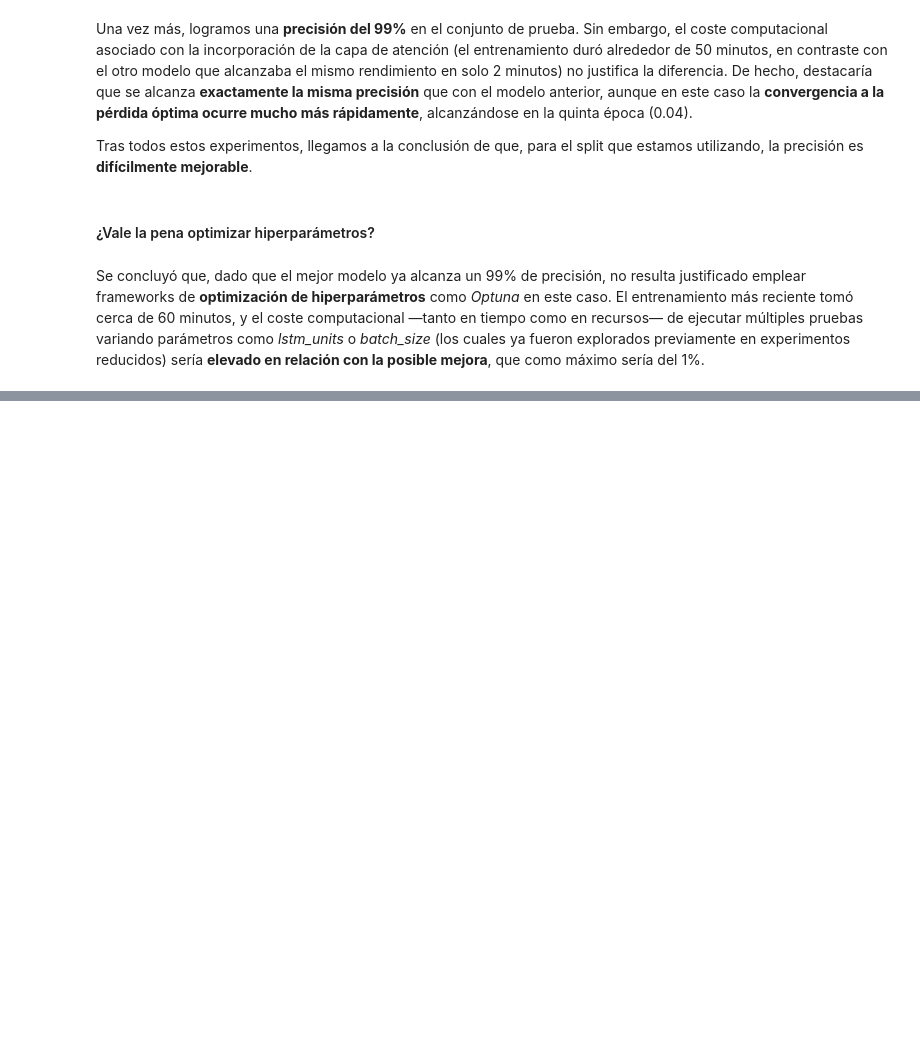
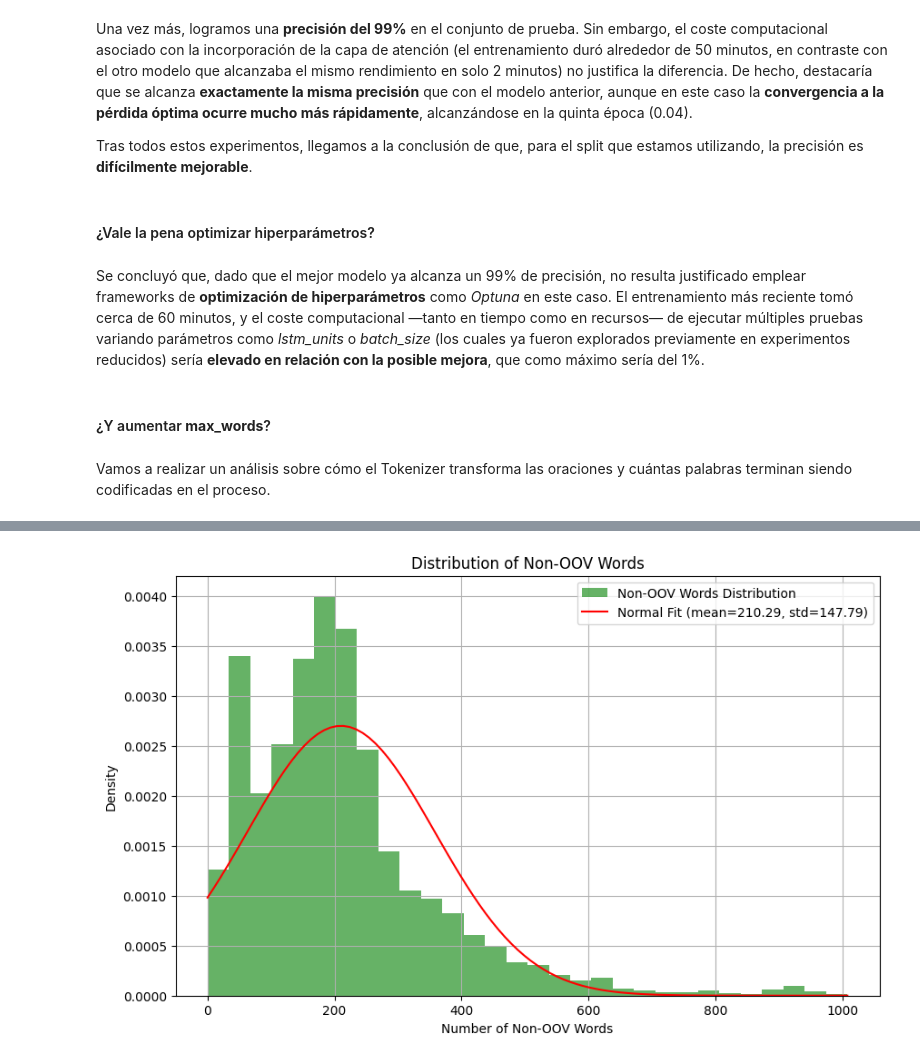
Before and after one commit to guillermo-grande/Fake-News-Detection, a Jupyter notebook: mlp_lstm.ipynb, the cells around one changed output, grey strips where cells are left out. Cells and saved outputs as stored; diff of their text form; code cells hidden in the pictures; blank space fills up the shorter version.

```diff
--- a/mlp_lstm.ipynb
+++ b/mlp_lstm.ipynb
@@ -1447,3 +1444,79 @@ Tras todos estos experimentos, llegamos a la conclusión de que, para el split q
 #### ¿Vale la pena optimizar hiperparámetros?
 # %% [markdown]
 Se concluyó que, dado que el mejor modelo ya alcanza un 99% de precisión, no resulta justificado emplear frameworks de **optimización de hiperparámetros** como *Optuna* en este caso. El entrenamiento más reciente tomó cerca de 60 minutos, y el coste computacional —tanto en tiempo como en recursos— de ejecutar múltiples pruebas variando parámetros como *lstm_units* o *batch_size* (los cuales ya fueron explorados previamente en experimentos reducidos) sería **elevado en relación con la posible mejora**, que como máximo sería del 1%.
+# %% [markdown]
+#### ¿Y aumentar **max_words**?
+# %% [markdown]
+Vamos a realizar un análisis sobre cómo el Tokenizer transforma las oraciones y cuántas palabras terminan siendo codificadas en el proceso.
+# %%
+decoded_texts = tokenizer.sequences_to_texts([X_test_embedding[0]])
+print(f"Example of sentence with <OOV> tokens: {decoded_texts[0]}")
+print(f"Number of words in the decoded text: {len(decoded_texts[0].split())}, Number of non-<OOV> words: {num_non_oov_words}")
+
+# Find the X_test_embedding with the minimum and maximum number of <OOV> words
+min_oov_index = None
+max_oov_index = None
+min_oov_count = float('inf')
+max_oov_count = float('-inf')
+
+for i, embedding in enumerate(X_test_embedding):
+    decoded_text = tokenizer.sequences_to_texts([embedding])[0]
+    oov_count = sum(1 for word in decoded_text.split() if word == '<OOV>')
+
+    if oov_count < min_oov_count:
+        min_oov_count = oov_count
+        min_oov_index = i
+
+    if oov_count > max_oov_count:
+        max_oov_count = oov_count
+        max_oov_index = i
+
+print()
+print(f"Index with minimum <OOV> words: {min_oov_index}, Count: {min_oov_count}")
+print(f"Index with maximum <OOV> words: {max_oov_index}, Count: {max_oov_count}")
+
+# Count the number of embeddings with more than 1000, more than 500, and less than 100 non-<OOV> words
+count_more_than_1000 = 0
+count_more_than_500 = 0
+count_less_than_100 = 0
+
+for embedding in X_test_embedding:
+    decoded_text = tokenizer.sequences_to_texts([embedding])[0]
+    non_oov_count = sum(1 for word in decoded_text.split() if word != '<OOV>')
+
+    if non_oov_count > 1000:
+        count_more_than_1000 += 1
+    if non_oov_count > 500:
+        count_more_than_500 += 1
+    if non_oov_count < 100:
+        count_less_than_100 += 1
+
+print()
+print(f"Number of embeddings: {len(X_test_embedding)}")
+print(f"Number of embeddings with more than 1000 non-<OOV> words: {count_more_than_1000}")
+print(f"Number of embeddings with more than 500 non-<OOV> words: {count_more_than_500}")
+print(f"Number of embeddings with less than 100 non-<OOV> words: {count_less_than_100}")
+
+# Calculate the number of non-OOV words for each embedding
+non_oov_counts = [
+    sum(1 for word in tokenizer.sequences_to_texts([embedding])[0].split() if word != '<OOV>')
+    for embedding in X_test_embedding
+]
+
+# Plot the distribution
+plt.figure(figsize=(10, 6))
+plt.hist(non_oov_counts, bins=30, density=True, alpha=0.6, color='g', label='Non-OOV Words Distribution')
+
+# Fit a normal distribution
+mean, std = np.mean(non_oov_counts), np.std(non_oov_counts)
+x = np.linspace(min(non_oov_counts), max(non_oov_counts), 100)
+pdf = (1 / (std * np.sqrt(2 * np.pi))) * np.exp(-0.5 * ((x - mean) / std) ** 2)
+plt.plot(x, pdf, 'r', label=f'Normal Fit (mean={mean:.2f}, std={std:.2f})')
+
+plt.title('Distribution of Non-OOV Words')
+plt.xlabel('Number of Non-OOV Words')
+plt.ylabel('Density')
+plt.legend()
+plt.grid()
+plt.show()
+# %% [output]
@@ -1449,0 +1533 @@ Se concluyó que, dado que el mejor modelo ya alcanza un 99% de precisión, no r
+[figure, added]
```
Also changed, not shown: parts of 33 cells of this notebook, 1 other file.
